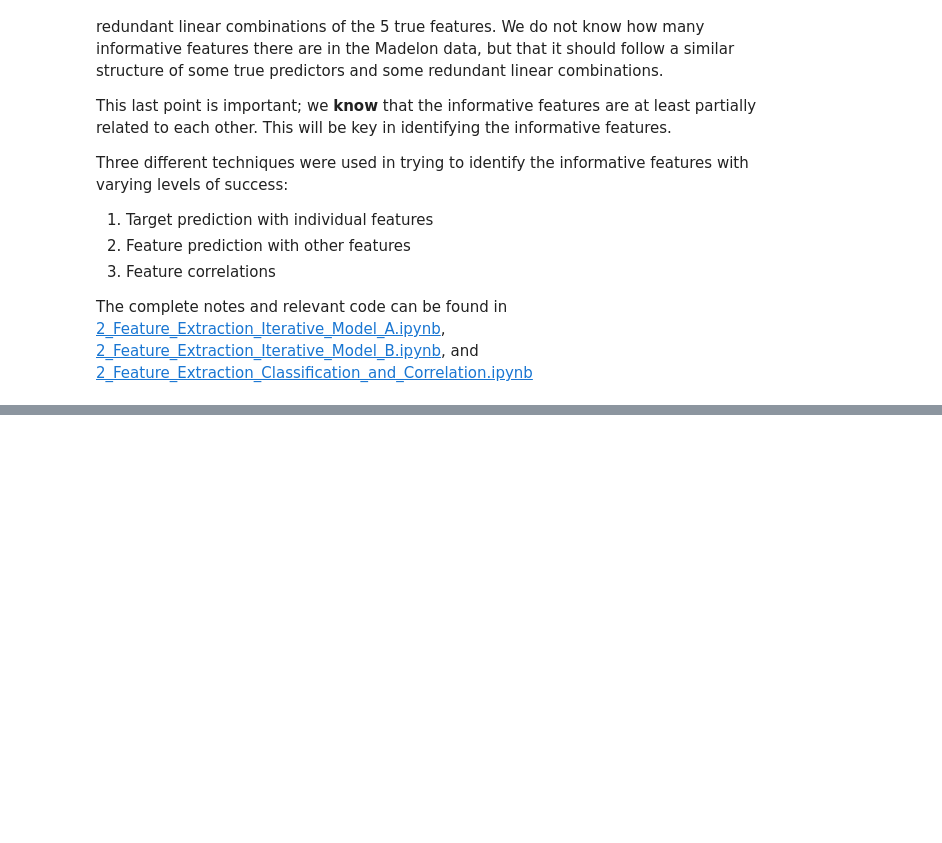
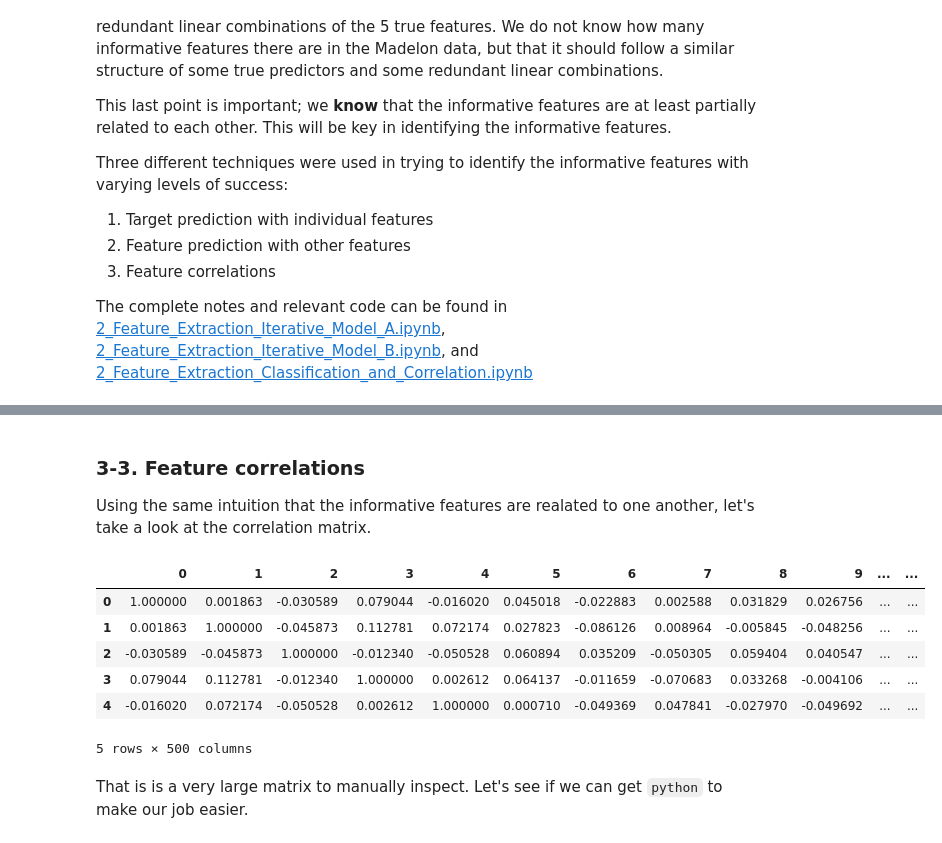
Before and after one commit to djkjohnston/Feature_Selection_Classification_GA_DSI_Proj3, a Jupyter notebook: Madelon Report.ipynb, the cells around one changed output, grey strips where cells are left out. Drawn from its saved outputs; the diff is of its cells as text; code cells hidden in the pictures; blank space fills up the shorter version.

```diff
--- a/Madelon Report.ipynb
+++ b/Madelon Report.ipynb
@@ -296,0 +533,17 @@ The complete notes and relevant code can be found in [2_Feature_Extraction_Itera
+# %% [markdown]
+### 3-3. Feature correlations
+
+Using the same intuition that the informative features are realated to one another, let's take a look at the correlation matrix.
+# %%
+corr_test = Xuci_1.corr()
+corr_test.head()
+# %% [output]
+|  | 0 | 1 | 2 | 3 | 4 | 5 | 6 | 7 | 8 | 9 | ... | ... |
+| 0 | 1.000000 | 0.001863 | -0.030589 | 0.079044 | -0.016020 | 0.045018 | -0.022883 | 0.002588 | 0.031829 | 0.026756 | ... | ... |
+| 1 | 0.001863 | 1.000000 | -0.045873 | 0.112781 | 0.072174 | 0.027823 | -0.086126 | 0.008964 | -0.005845 | -0.048256 | ... | ... |
+| 2 | -0.030589 | -0.045873 | 1.000000 | -0.012340 | -0.050528 | 0.060894 | 0.035209 | -0.050305 | 0.059404 | 0.040547 | ... | ... |
+| 3 | 0.079044 | 0.112781 | -0.012340 | 1.000000 | 0.002612 | 0.064137 | -0.011659 | -0.070683 | 0.033268 | -0.004106 | ... | ... |
+| 4 | -0.016020 | 0.072174 | -0.050528 | 0.002612 | 1.000000 | 0.000710 | -0.049369 | 0.047841 | -0.027970 | -0.049692 | ... | ... |
+5 rows × 500 columns
+# %% [markdown]
+That is is a very large matrix to manually inspect. Let's see if we can get `python` to make our job easier.
```
Also changed, not shown: parts of 32 cells of this notebook.
